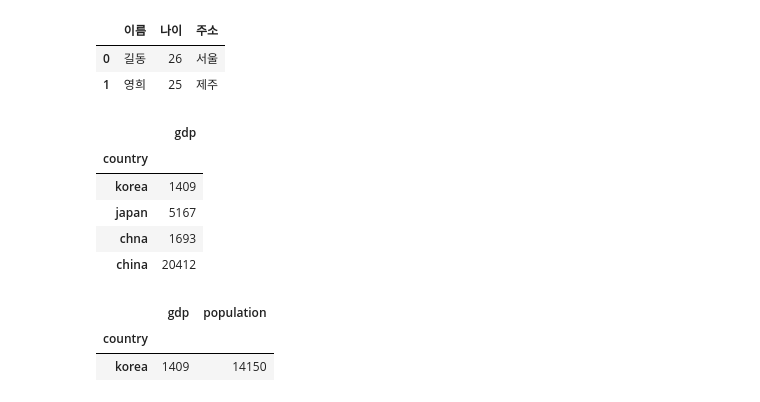
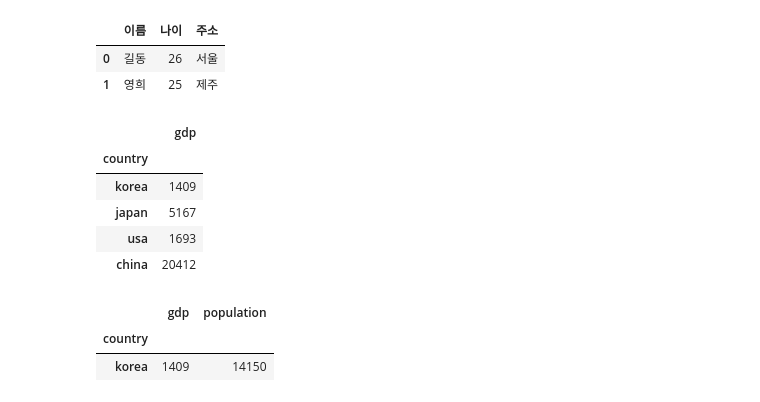
Before and after one commit to mjkimcs/portfolio, a Jupyter notebook: Numpy_Pandas_Matplotlib.ipynb, the cells around one changed output. Cells and saved outputs as stored; diff of their text form; code cells hidden in the pictures.

```diff
--- a/Numpy_Pandas_Matplotlib.ipynb
+++ b/Numpy_Pandas_Matplotlib.ipynb
@@ -322,31 +322,31 @@ country = pd.read_excel("./country.xlsx")
 # %%
 # .loc
 
 import pandas as pd
 
 data = {
-    "country" : ["korea", "japan", "chna", "china"],
+    "country" : ["korea", "japan", "usa", "china"],
     "gdp" : [1409, 5167, 1693, 20412],
     "population" : [14150, 1217, 5180, 32676]
 }
 
 country = pd.DataFrame(data)
 country = country.set_index("country")
 
 country.loc["china"]
 country.loc["korea":"japan", :"population"] #population 포함
 
 country.iloc[0]
 country.iloc[0:2, :1] #1 제외
 
 country["gdp"] #시리즈
 country[["gdp"]] #데이터프레임
 # %% [output]
 |  | gdp |
 | country |  |
 | korea | 1409 |
 | japan | 5167 |
-| chna | 1693 |
+| usa | 1693 |
 | china | 20412 |
 # %%
 # Masking 연산
```
